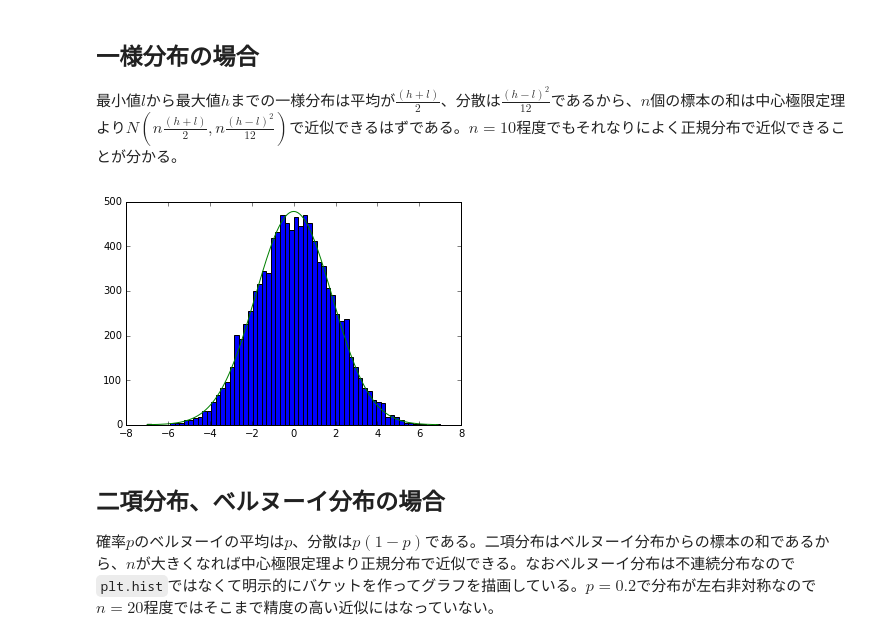
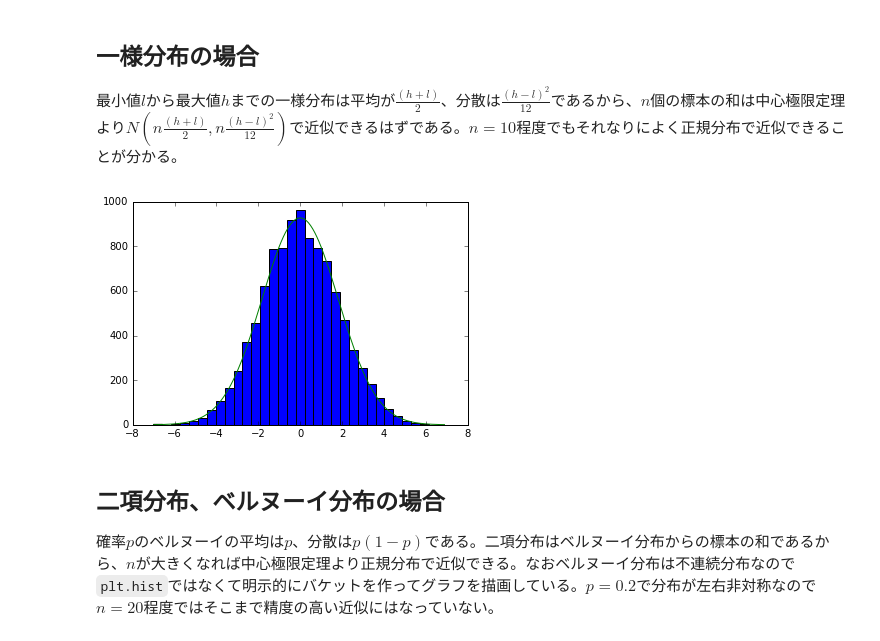
Before and after one commit to yunabe/codelab, a Jupyter notebook: python/notebook/statictics.ipynb, the cells around one changed output. Cells and saved outputs as stored; diff of their text form; code cells hidden in the pictures.

```diff
--- a/python/notebook/statictics.ipynb
+++ b/python/notebook/statictics.ipynb
@@ -41,24 +41,24 @@ plt.show()
 # %%
 SAMPLE = 10
 REPEAT = 10000
 
 LOW = -1.0
 HIGH = 1.0
 RANGE = 7.
-BINS=64
+BINS=33
 
 uni = np.random.uniform(low=LOW, high=HIGH, size=[SAMPLE, REPEAT])
 plt.hist(np.sum(uni, axis=0),
          bins=BINS, range=(-RANGE, RANGE))
 
 logical_var = SAMPLE * math.pow(HIGH - LOW, 2)/12.
 logical_x = np.arange(-RANGE, RANGE, 0.1)
 logical_y = np.exp(-np.power(logical_x, 2)/2/logical_var)/np.sqrt(2*np.pi*logical_var) * REPEAT / BINS * 2 * RANGE
 plt.plot(logical_x, logical_y)
 
 plt.show()
 # %% [output]
-[figure, old version]
+[figure, new version]
 # %% [markdown]
 ## 二項分布、ベルヌーイ分布の場合
 確率$p$のベルヌーイの平均は$p$、分散は$p(1-p)$である。二項分布はベルヌーイ分布からの標本の和であるから、$n$が大きくなれば中心極限定理より正規分布で近似できる。なおベルヌーイ分布は不連続分布なので`plt.hist`ではなくて明示的にバケットを作ってグラフを描画している。$p=0.2$で分布が左右非対称なので$n=20$程度ではそこまで精度の高い近似にはなっていない。
```
Also changed, not shown: parts of 12 cells of this notebook.
